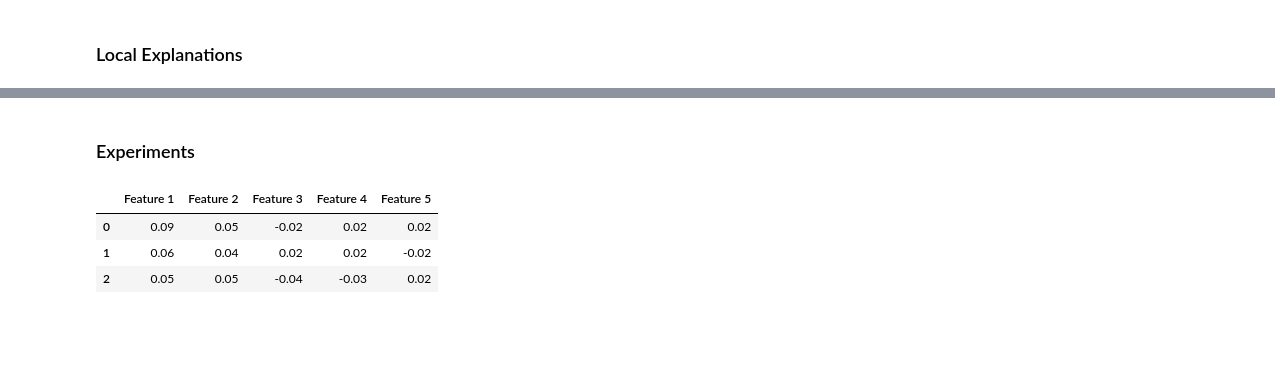
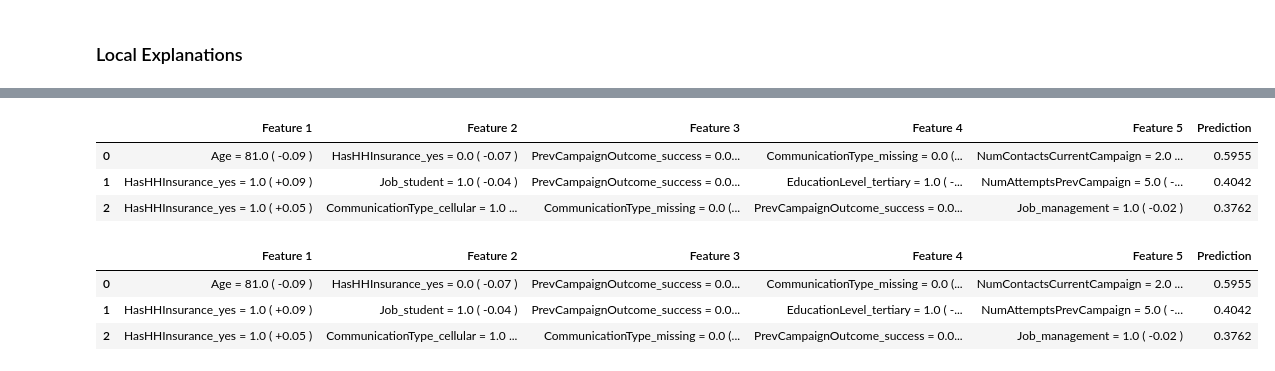
Before and after one commit to sbunzel/why, a Jupyter notebook: notebooks/interpretation.ipynb, the cells around one changed output, grey strips where cells are left out. Drawn from its saved outputs; the diff is of its cells as text; code cells hidden in the pictures; blank space fills up the shorter version.

```diff
--- a/notebooks/interpretation.ipynb
+++ b/notebooks/interpretation.ipynb
@@ -249,4 +266,5 @@ sample_feature_values = np.array(
     ]
 )
 # %%
-pd.DataFrame(sample_feature_values, columns=[f"Feature {i+1}" for i in range(n_feats)]).assign(Prediction=sample_p1s)
+top_n_feats = [f"Feature {i+1}" for i in range(n_feats)]
+t = pd.DataFrame(sample_feature_values, columns=top_n_feats).assign(Prediction=sample_p1s)
@@ -258,2 +270,0 @@ pd.DataFrame(sample_feature_values, columns=[f"Feature {i+1}" for i in range(n_f
-# %% [markdown]
-### Experiments
@@ -283,7 +271,7 @@ df = pd.DataFrame(sample_shaps, columns=[f"Feature {i+1}" for i in range(n_feats
-# %%
-df.style.bar(axis=None, align="mid", color=["#d65f5f", "#5fba7d"], width=100)
-# %% [output]
-|  | Feature 1 | Feature 2 | Feature 3 | Feature 4 | Feature 5 |
-| 0 | 0.09 | 0.05 | -0.02 | 0.02 | 0.02 |
-| 1 | 0.06 | 0.04 | 0.02 | 0.02 | -0.02 |
-| 2 | 0.05 | 0.05 | -0.04 | -0.03 | 0.02 |
+# %%
+t
+# %% [output]
+|  | Feature 1 | Feature 2 | Feature 3 | Feature 4 | Feature 5 | Prediction |
+| 0 | Age = 81.0 ( -0.09 ) | HasHHInsurance_yes = 0.0 ( -0.07 ) | PrevCampaignOutcome_success = 0.0... | CommunicationType_missing = 0.0 (... | NumContactsCurrentCampaign = 2.0 ... | 0.5955 |
+| 1 | HasHHInsurance_yes = 1.0 ( +0.09 ) | Job_student = 1.0 ( -0.04 ) | PrevCampaignOutcome_success = 0.0... | EducationLevel_tertiary = 1.0 ( -... | NumAttemptsPrevCampaign = 5.0 ( -... | 0.4042 |
+| 2 | HasHHInsurance_yes = 1.0 ( +0.05 ) | CommunicationType_cellular = 1.0 ... | CommunicationType_missing = 0.0 (... | PrevCampaignOutcome_success = 0.0... | Job_management = 1.0 ( -0.02 ) | 0.3762 |
@@ -289,0 +330,14 @@ df.style.bar(axis=None, align="mid", color=["#d65f5f", "#5fba7d"], width=100)
+# %%
+cm = sns.light_palette("#90ee90", as_cmap=True)
+
+t.style.apply(
+    draw_bar_from_other,
+    axis=None,
+    subset=list(set(t.columns) - set(["Prediction"])),
+    other=sample_shaps,
+).background_gradient(cmap=cm, axis="index", subset=["Prediction"])
+# %% [output]
+|  | Feature 1 | Feature 2 | Feature 3 | Feature 4 | Feature 5 | Prediction |
+| 0 | Age = 81.0 ( -0.09 ) | HasHHInsurance_yes = 0.0 ( -0.07 ) | PrevCampaignOutcome_success = 0.0... | CommunicationType_missing = 0.0 (... | NumContactsCurrentCampaign = 2.0 ... | 0.5955 |
+| 1 | HasHHInsurance_yes = 1.0 ( +0.09 ) | Job_student = 1.0 ( -0.04 ) | PrevCampaignOutcome_success = 0.0... | EducationLevel_tertiary = 1.0 ( -... | NumAttemptsPrevCampaign = 5.0 ( -... | 0.4042 |
+| 2 | HasHHInsurance_yes = 1.0 ( +0.05 ) | CommunicationType_cellular = 1.0 ... | CommunicationType_missing = 0.0 (... | PrevCampaignOutcome_success = 0.0... | Job_management = 1.0 ( -0.02 ) | 0.3762 |
```
Also changed, not shown: parts of 21 cells of this notebook, 3 other files.
